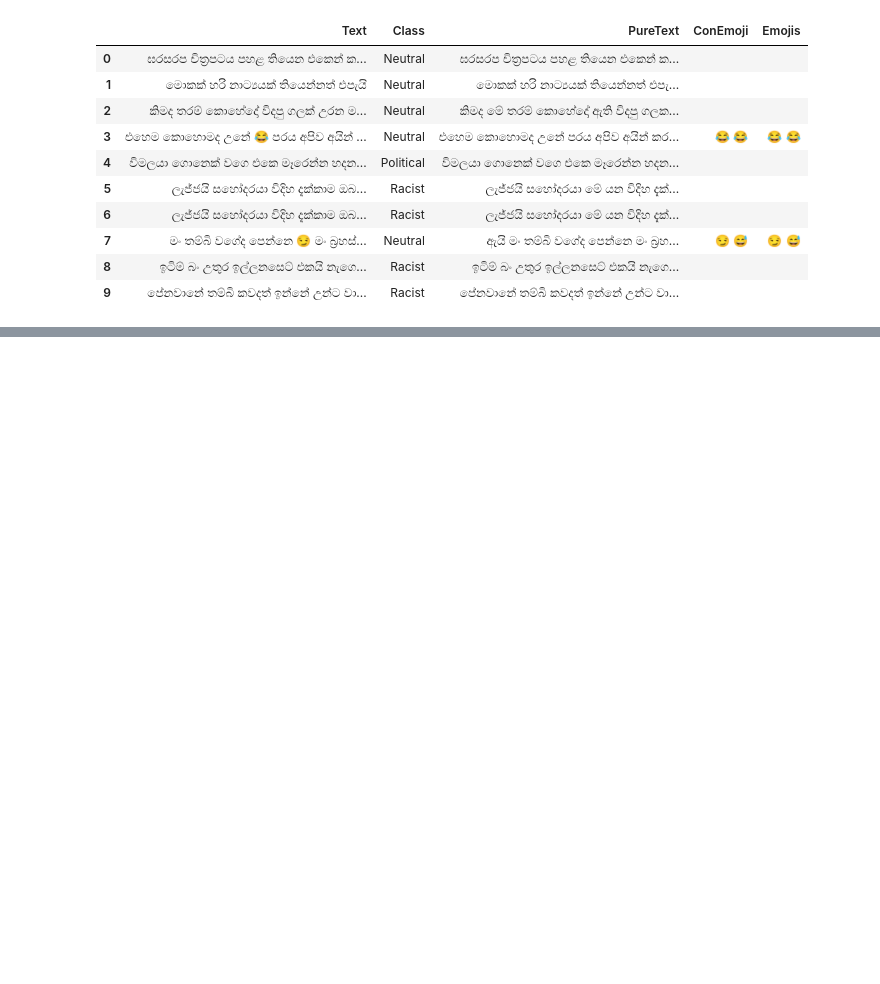
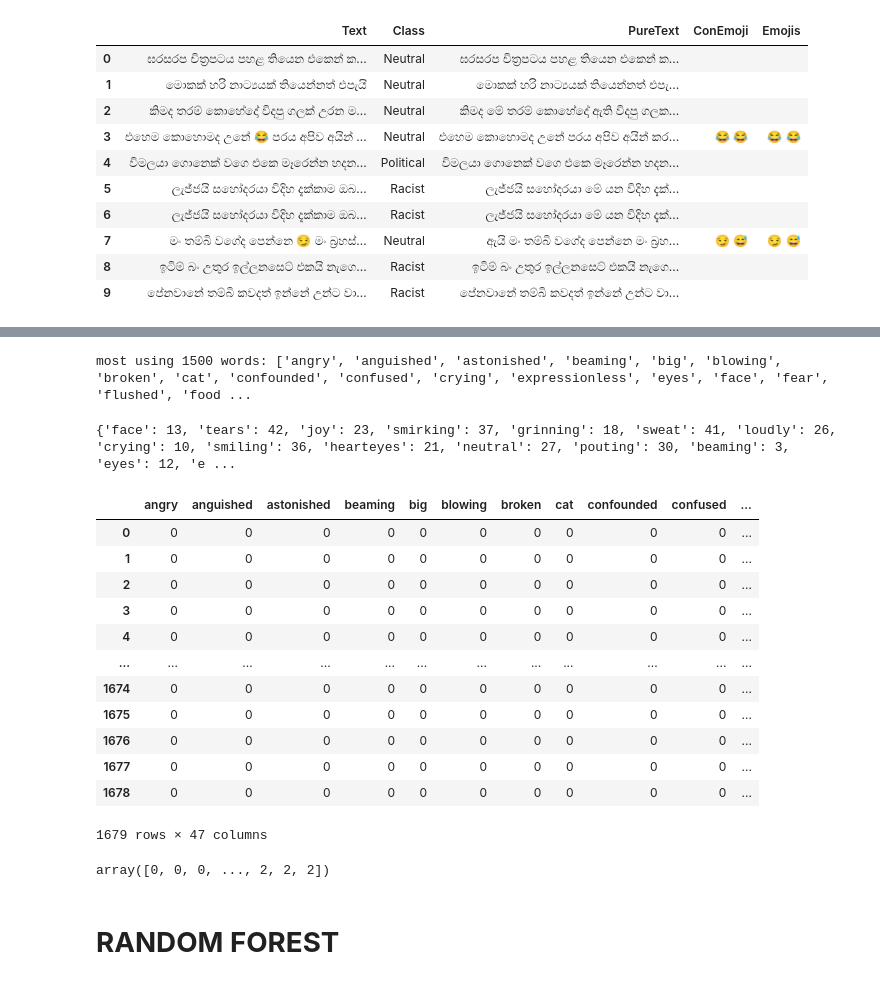
Before and after one commit to AshvinVignesh/Sentiment-Analysis, a Jupyter notebook: SA_SINHALA_3.ipynb, the cells around one changed output, grey strips where cells are left out. Drawn from its saved outputs; the diff is of its cells as text; code cells hidden in the pictures; blank space fills up the shorter version.

```diff
--- a/SA_SINHALA_3.ipynb
+++ b/SA_SINHALA_3.ipynb
@@ -1438,0 +1459,2 @@ tweet.head(10)
+# %%
+tweet['Con_emoji_meanings'] =  tweet['Con_emoji_meanings'].apply(data_processing)
@@ -1438,0 +1478,7 @@ tweet.head(10)
+# %%
+stemmer = PorterStemmer()
+def stemming(data):
+    text = [stemmer.stem(word) for word in data]
+    return data
+# %%
+tweet['Con_emoji_meanings'] =  tweet['Con_emoji_meanings'].apply(lambda x: stemming(x))
@@ -1438,0 +1499,5 @@ tweet.head(10)
+# %%
+max_features = 1500
+count_vector = CountVectorizer(max_features = max_features)
+X1= count_vector.fit_transform(tweet['Con_emoji_meanings']).toarray()
+X1
@@ -1438,0 +1512,32 @@ tweet.head(10)
+# %%
+print("most using {} words: {} ".format(max_features, count_vector.get_feature_names()))
+# %% [output]
+most using 1500 words: ['angry', 'anguished', 'astonished', 'beaming', 'big', 'blowing', 'broken', 'cat', 'confounded', 'confused', 'crying', 'expressionless', 'eyes', 'face', 'fear', 'flushed', 'food ...
+# %%
+print(count_vector.vocabulary_)
+# %% [output]
+{'face': 13, 'tears': 42, 'joy': 23, 'smirking': 37, 'grinning': 18, 'sweat': 41, 'loudly': 26, 'crying': 10, 'smiling': 36, 'hearteyes': 21, 'neutral': 27, 'pouting': 30, 'beaming': 3, 'eyes': 12, 'e ...
+# %%
+f = pd.DataFrame(X1,columns=count_vector.get_feature_names())
+f
+# %% [output]
+|  | angry | anguished | astonished | beaming | big | blowing | broken | cat | confounded | confused | ... |
+| 0 | 0 | 0 | 0 | 0 | 0 | 0 | 0 | 0 | 0 | 0 | ... |
+| 1 | 0 | 0 | 0 | 0 | 0 | 0 | 0 | 0 | 0 | 0 | ... |
+| 2 | 0 | 0 | 0 | 0 | 0 | 0 | 0 | 0 | 0 | 0 | ... |
+| 3 | 0 | 0 | 0 | 0 | 0 | 0 | 0 | 0 | 0 | 0 | ... |
+| 4 | 0 | 0 | 0 | 0 | 0 | 0 | 0 | 0 | 0 | 0 | ... |
+| ... | ... | ... | ... | ... | ... | ... | ... | ... | ... | ... | ... |
+| 1674 | 0 | 0 | 0 | 0 | 0 | 0 | 0 | 0 | 0 | 0 | ... |
+| 1675 | 0 | 0 | 0 | 0 | 0 | 0 | 0 | 0 | 0 | 0 | ... |
+| 1676 | 0 | 0 | 0 | 0 | 0 | 0 | 0 | 0 | 0 | 0 | ... |
+| 1677 | 0 | 0 | 0 | 0 | 0 | 0 | 0 | 0 | 0 | 0 | ... |
+| 1678 | 0 | 0 | 0 | 0 | 0 | 0 | 0 | 0 | 0 | 0 | ... |
+1679 rows × 47 columns
+# %%
+# convert classes to number
+encoder = LabelEncoder()
+y1 = encoder.fit_transform(tweet['Class'])
+y1
+# %% [output]
+array([0, 0, 0, ..., 2, 2, 2])
@@ -1438,0 +1546,2 @@ tweet.head(10)
+# %% [markdown]
+# **RANDOM FOREST**
```
Also changed, not shown: parts of 29 cells of this notebook.
